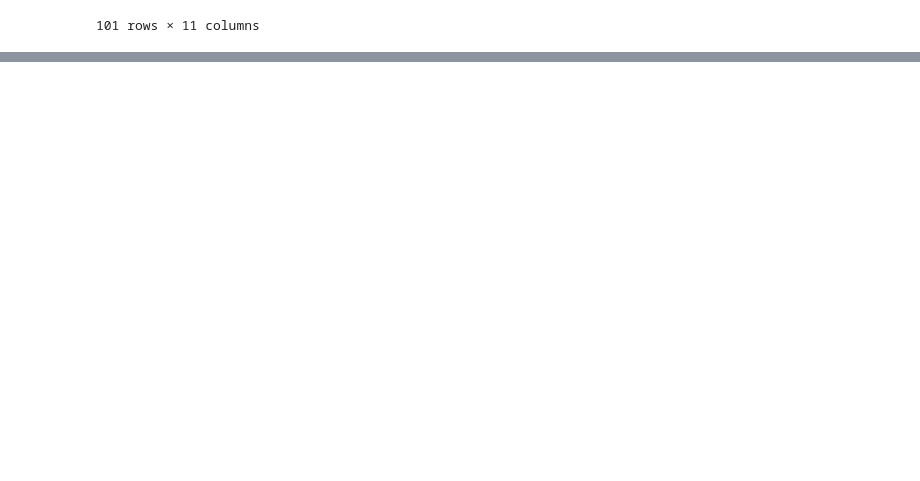
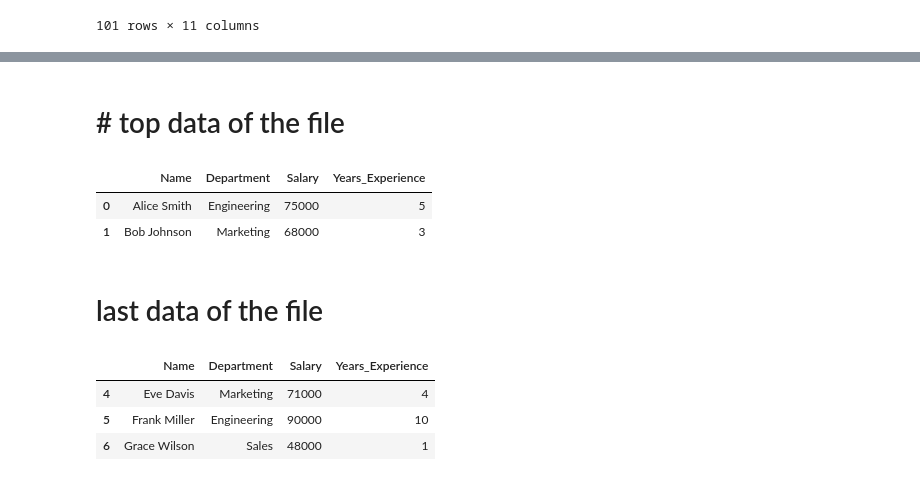
Before and after one commit to Engr-Jawad/pandas_laibrary, a Jupyter notebook: phase2.ipynb, the cells around one changed output, grey strips where cells are left out. Cells and saved outputs as stored; diff of their text form; code cells hidden in the pictures; blank space fills up the shorter version.

```diff
--- a/phase2.ipynb
+++ b/phase2.ipynb
@@ -141,0 +144,3 @@ csv_5
+# %%
+file = pd.read_csv("/home/jawad/Downloads/employees.csv")
+file
@@ -141,0 +183,17 @@ csv_5
+# %% [markdown]
+# # top data of the file
+# %%
+file.head(2)
+# %% [output]
+|  | Name | Department | Salary | Years_Experience |
+| 0 | Alice Smith | Engineering | 75000 | 5 |
+| 1 | Bob Johnson | Marketing | 68000 | 3 |
+# %% [markdown]
+# last data of the file
+# %%
+file.tail(3)
+# %% [output]
+|  | Name | Department | Salary | Years_Experience |
+| 4 | Eve Davis | Marketing | 71000 | 4 |
+| 5 | Frank Miller | Engineering | 90000 | 10 |
+| 6 | Grace Wilson | Sales | 48000 | 1 |
```
Also changed, not shown: parts of 14 cells of this notebook, 2 other files.
